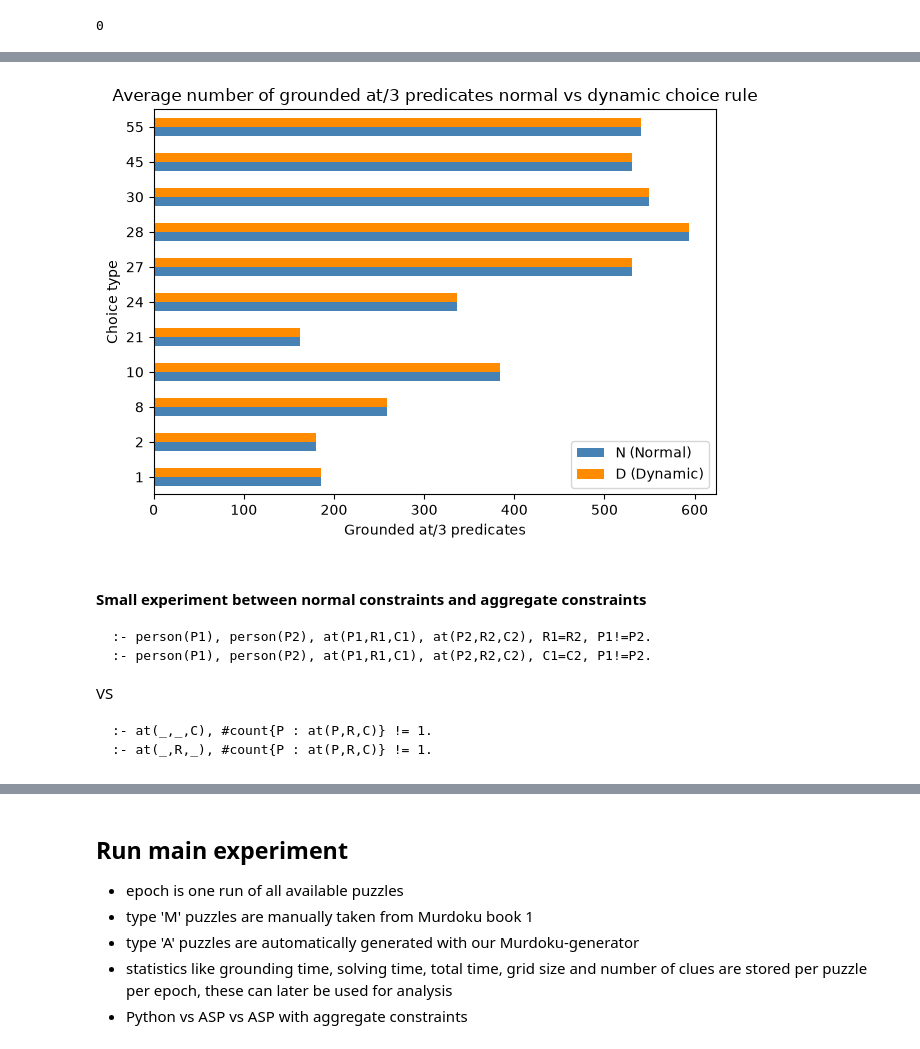
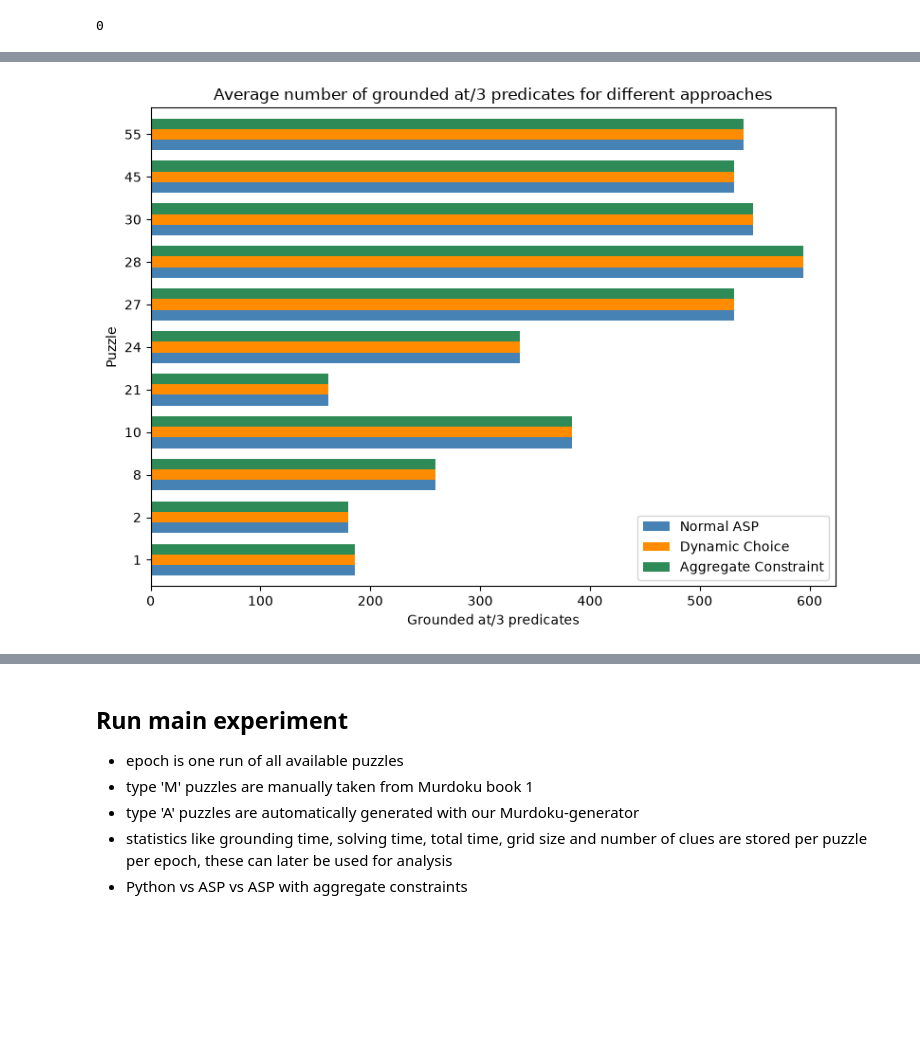
Before and after one commit to jurgendevries-ou-student/murdoku-solve, a Jupyter notebook: extraction/run/experiment.ipynb, the cells around one changed output, grey strips where cells are left out. Saved outputs shown, nothing was run; the diff lists cells and outputs as text; code cells hidden in the pictures; blank space fills up the shorter version.

Commit message:
experimenten opgeschoond en gemerged

````diff
--- a/extraction/run/experiment.ipynb
+++ b/extraction/run/experiment.ipynb
@@ -113,7 +146,7 @@ def store_result(results, epoch, puzzle, type, ground_time, solve_time, total_ti
 # %%
 epochs=5
 puzzles = list(Path('../puzzles_dynamic').glob("puzzle*.lp"))
-results_choice = []
+results_choice_agg = []
 
 for i in range(epochs):
     print(f'start epoch {i+1}/{epochs}')
@@ -125,10 +158,11 @@ for i in range(epochs):
         print(f'Puzzle #{puzzle_id}, {puzzle_type}, {puzzle_type == 'A'}')
         result, ground_time, solve_time, grid_size, clue_count, clue_type_counts, models, grounded_at = solve_puzzle(puzzle_id, puzzle_type == 'A', configuration='auto', base_rules='base-rules.lp')
         result_dyn, ground_time_dyn, solve_time_dyn, grid_size_dyn, clue_count_dyn, clue_type_counts_dyn, models_dyn, grounded_at_dyn = solve_puzzle(puzzle_id, puzzle_type == 'A', configuration='auto', base_rules='base-rules-dyn.lp', puzzle_path='../puzzles_dynamic')
+        result_agg, ground_time_agg, solve_time_agg, grid_size_agg, clue_count_agg, clue_type_counts_agg, models_agg, grounded_at_agg = solve_puzzle(puzzle_id, puzzle_type == 'A', configuration='auto', base_rules='base-rules-agg.lp')
 
-        store_result(results_choice, i, puzzle_num, puzzle_type, ground_time, solve_time, ground_time + solve_time, grid_size + 1, clue_count, clue_type_counts, result.satisfiable, len(models), 'Normal', grounded_at, 'Normal')
-        store_result(results_choice, i, puzzle_num, puzzle_type, ground_time_dyn, solve_time_dyn, ground_time_dyn + solve_time_dyn, grid_size_dyn + 1, clue_count_dyn, clue_type_counts_dyn, result_dyn.satisfiable, len(models_dyn), 'Dynamic', grounded_at_dyn, 'Normal')
-
+        store_result(results_choice_agg, i, puzzle_num, puzzle_type, ground_time, solve_time, ground_time + solve_time, grid_size + 1, clue_count, clue_type_counts, result.satisfiable, len(models), 'ASP', grounded_at, 'Normal')
+        store_result(results_choice_agg, i, puzzle_num, puzzle_type, ground_time_dyn, solve_time_dyn, ground_time_dyn + solve_time_dyn, grid_size_dyn + 1, clue_count_dyn, clue_type_counts_dyn, result_dyn.satisfiable, len(models_dyn), 'Dynamic Choice', grounded_at_dyn, 'Normal')
+        store_result(results_choice_agg, i, puzzle_num, puzzle_type, ground_time_agg, solve_time_agg, ground_time_agg + solve_time_agg, grid_size_agg + 1, clue_count_agg, clue_type_counts_agg, result_agg.satisfiable, len(models_agg), 'Agg Constraint', grounded_at_agg, 'Aggregate')
     print(f'end epoch {i+1}/{epochs}')
     print()
     print('----------------------------------')
@@ -153,7 +187,7 @@ end epoch 5/5
 ----------------------------------
 # %%
 # put results in pandas frame
-df_choice = pd.DataFrame(results_choice)
-df_choice.head()
+df_choice_agg= pd.DataFrame(results_choice_agg)
+df_choice_agg.head()
 # %% [output]
 |  | epoch | puzzle | type | ground_time | solve_time | total_time | grid_size | clue_count | ... |
@@ -233,27 +257,14 @@ plt.show()
 # %%
 # compare ground_time/solve_time/total_time for both approaches
-df_choice.groupby(['puzzle','choice_type'])[['grounded_at']].mean().unstack('choice_type').plot(
-    kind='barh', color=['steelblue', 'darkorange']
+df_choice_agg.groupby(['puzzle','choice_type'])[['grounded_at']].mean().unstack('choice_type').plot(
+    kind='barh', color=['steelblue', 'darkorange', 'seagreen'], width=0.75, figsize=(8,6)
 )
 
-plt.title('Average number of grounded at/3 predicates normal vs dynamic choice rule')
-plt.ylabel('Choice type')
+plt.title('Average number of grounded at/3 predicates for different approaches')
+plt.ylabel('Puzzle')
 plt.xlabel('Grounded at/3 predicates')
-plt.legend(['N (Normal)', 'D (Dynamic)'])
+plt.legend(['Normal ASP', 'Dynamic Choice', 'Aggregate Constraint'])
 plt.tight_layout()
 plt.show()
 # %% [output]
-[figure, old version]
+[figure, new version]
-# %% [markdown]
-#### Small experiment between normal constraints and aggregate constraints
-```ASP
-:- person(P1), person(P2), at(P1,R1,C1), at(P2,R2,C2), R1=R2, P1!=P2.
-:- person(P1), person(P2), at(P1,R1,C1), at(P2,R2,C2), C1=C2, P1!=P2.
-```
-
-VS
-
-```ASP
-:- at(_,_,C), #count{P : at(P,R,C)} != 1.
-:- at(_,R,_), #count{P : at(P,R,C)} != 1.
-```
````
Also changed, not shown: parts of 31 cells of this notebook.
